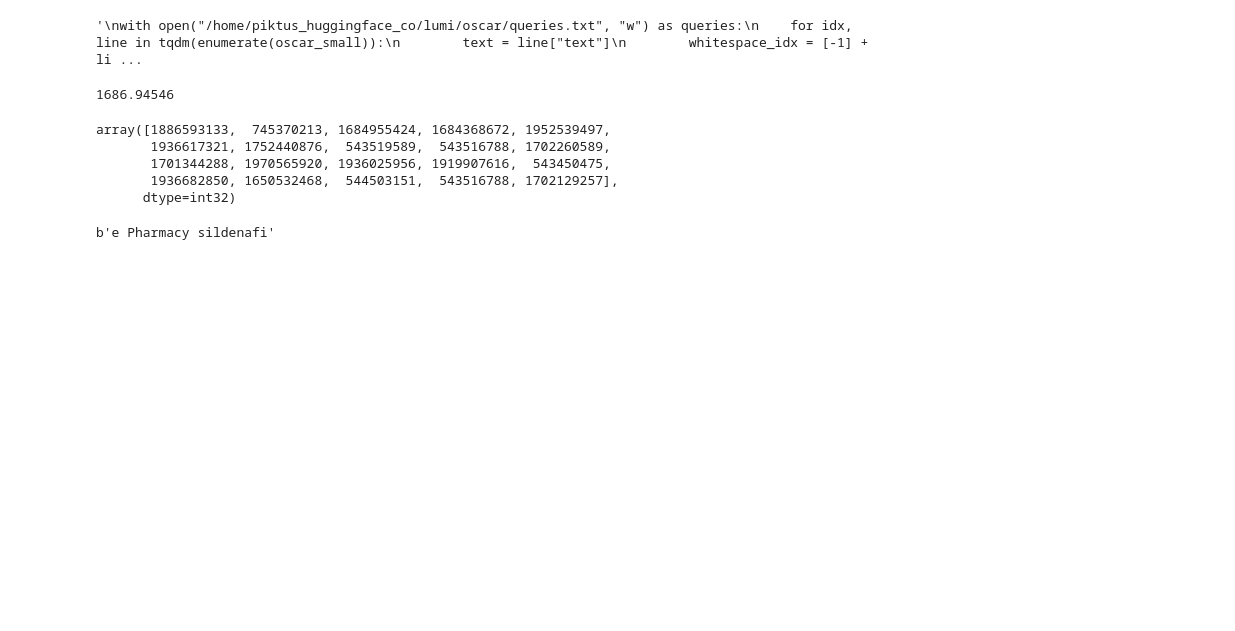
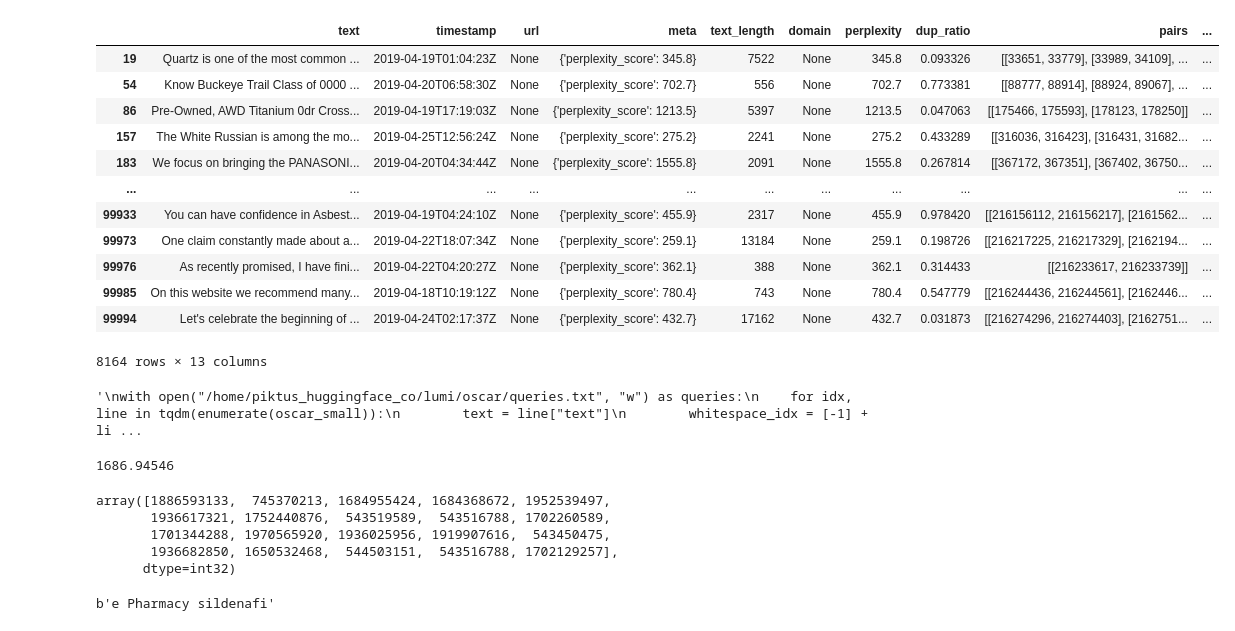
Before and after one commit to huggingface/datablations, a Jupyter notebook: notebooks/draft.ipynb, the cells around one changed output. Saved outputs shown, nothing was run; the diff lists cells and outputs as text; code cells hidden in the pictures; blank space fills up the shorter version.

Commit message:
improve add_dedup

```diff
--- a/notebooks/draft.ipynb
+++ b/notebooks/draft.ipynb
@@ -12,5 +12,5 @@ from tqdm import tqdm
 # %%
 HUGGINGFACE_TOKEN = os.environ.get("HUGGINGFACE_TOKEN")
 # %%
-oscar_small = load_dataset("ola13/small-oscar", use_auth_token=HUGGINGFACE_TOKEN)["train"]
+c4_small = load_dataset("datablations/small-c4-dedup", use_auth_token=HUGGINGFACE_TOKEN)["train"]
 # %% [output]
@@ -20,3 +20,21 @@ Dataset parquet downloaded and prepared to /home/piktus_huggingface_co/.cache/hu
+# %%
+c4_small_df = pd.DataFrame(c4_small)
+# %%
+c4_small_df[c4_small_df["dup_ratio"] != 0.0]
+# %% [output]
+|  | text | timestamp | url | meta | text_length | domain | perplexity | dup_ratio | pairs | ... |
+| 19 | Quartz is one of the most common ... | 2019-04-19T01:04:23Z | None | {'perplexity_score': 345.8} | 7522 | None | 345.8 | 0.093326 | [[33651, 33779], [33989, 34109], ... | ... |
+| 54 | Know Buckeye Trail Class of 0000 ... | 2019-04-20T06:58:30Z | None | {'perplexity_score': 702.7} | 556 | None | 702.7 | 0.773381 | [[88777, 88914], [88924, 89067], ... | ... |
+| 86 | Pre-Owned, AWD Titanium 0dr Cross... | 2019-04-19T17:19:03Z | None | {'perplexity_score': 1213.5} | 5397 | None | 1213.5 | 0.047063 | [[175466, 175593], [178123, 178250]] | ... |
+| 157 | The White Russian is among the mo... | 2019-04-25T12:56:24Z | None | {'perplexity_score': 275.2} | 2241 | None | 275.2 | 0.433289 | [[316036, 316423], [316431, 31682... | ... |
+| 183 | We focus on bringing the PANASONI... | 2019-04-20T04:34:44Z | None | {'perplexity_score': 1555.8} | 2091 | None | 1555.8 | 0.267814 | [[367172, 367351], [367402, 36750... | ... |
+| ... | ... | ... | ... | ... | ... | ... | ... | ... | ... | ... |
+| 99933 | You can have confidence in Asbest... | 2019-04-19T04:24:10Z | None | {'perplexity_score': 455.9} | 2317 | None | 455.9 | 0.978420 | [[216156112, 216156217], [2161562... | ... |
+| 99973 | One claim constantly made about a... | 2019-04-22T18:07:34Z | None | {'perplexity_score': 259.1} | 13184 | None | 259.1 | 0.198726 | [[216217225, 216217329], [2162194... | ... |
+| 99976 | As recently promised, I have fini... | 2019-04-22T04:20:27Z | None | {'perplexity_score': 362.1} | 388 | None | 362.1 | 0.314433 | [[216233617, 216233739]] | ... |
+| 99985 | On this website we recommend many... | 2019-04-18T10:19:12Z | None | {'perplexity_score': 780.4} | 743 | None | 780.4 | 0.547779 | [[216244436, 216244561], [2162446... | ... |
+| 99994 | Let's celebrate the beginning of ... | 2019-04-24T02:17:37Z | None | {'perplexity_score': 432.7} | 17162 | None | 432.7 | 0.031873 | [[216274296, 216274403], [2162751... | ... |
+8164 rows × 13 columns
 # %%
 def find_whitespace(text):
     for i, c in enumerate(text):
```
Also changed, not shown: parts of 1 cell of this notebook, 1 other file.
